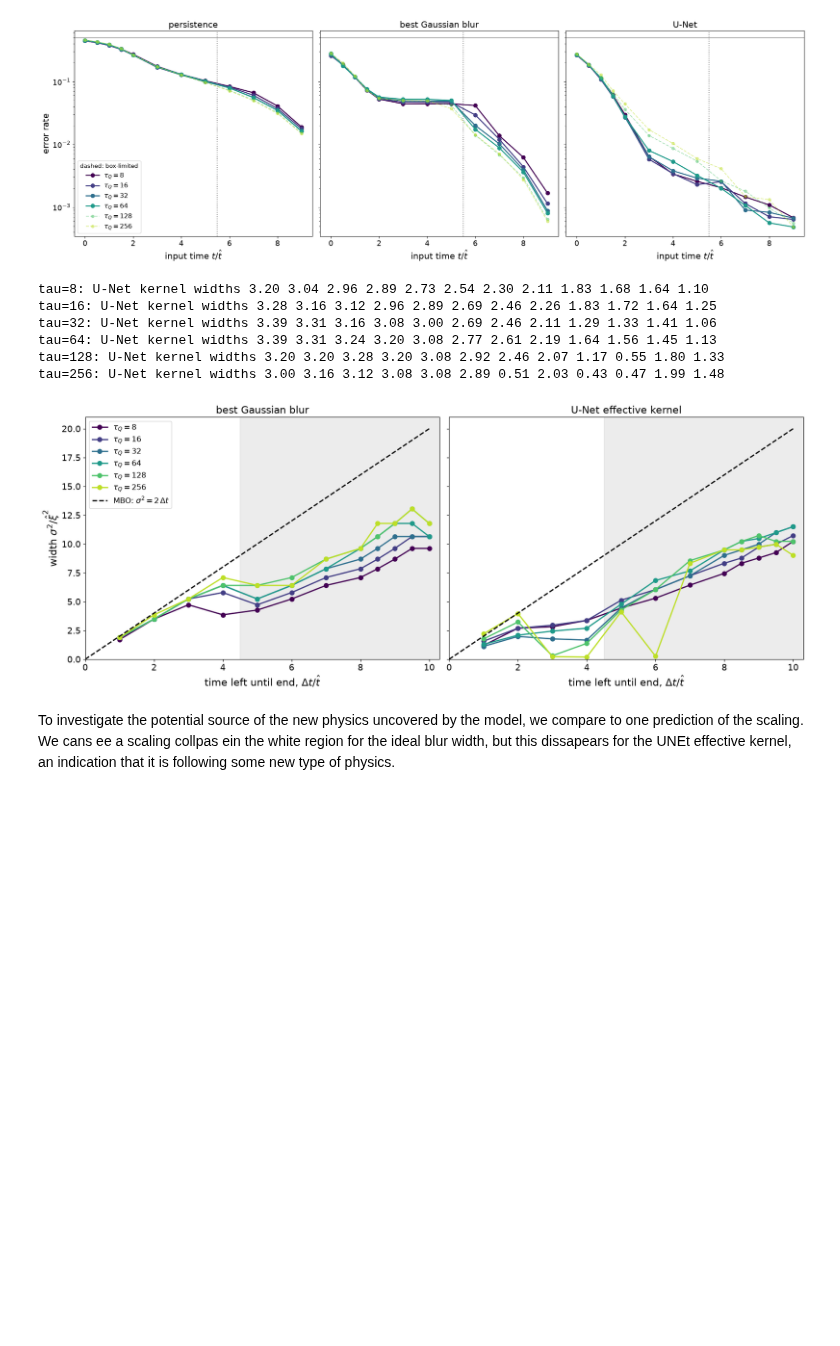
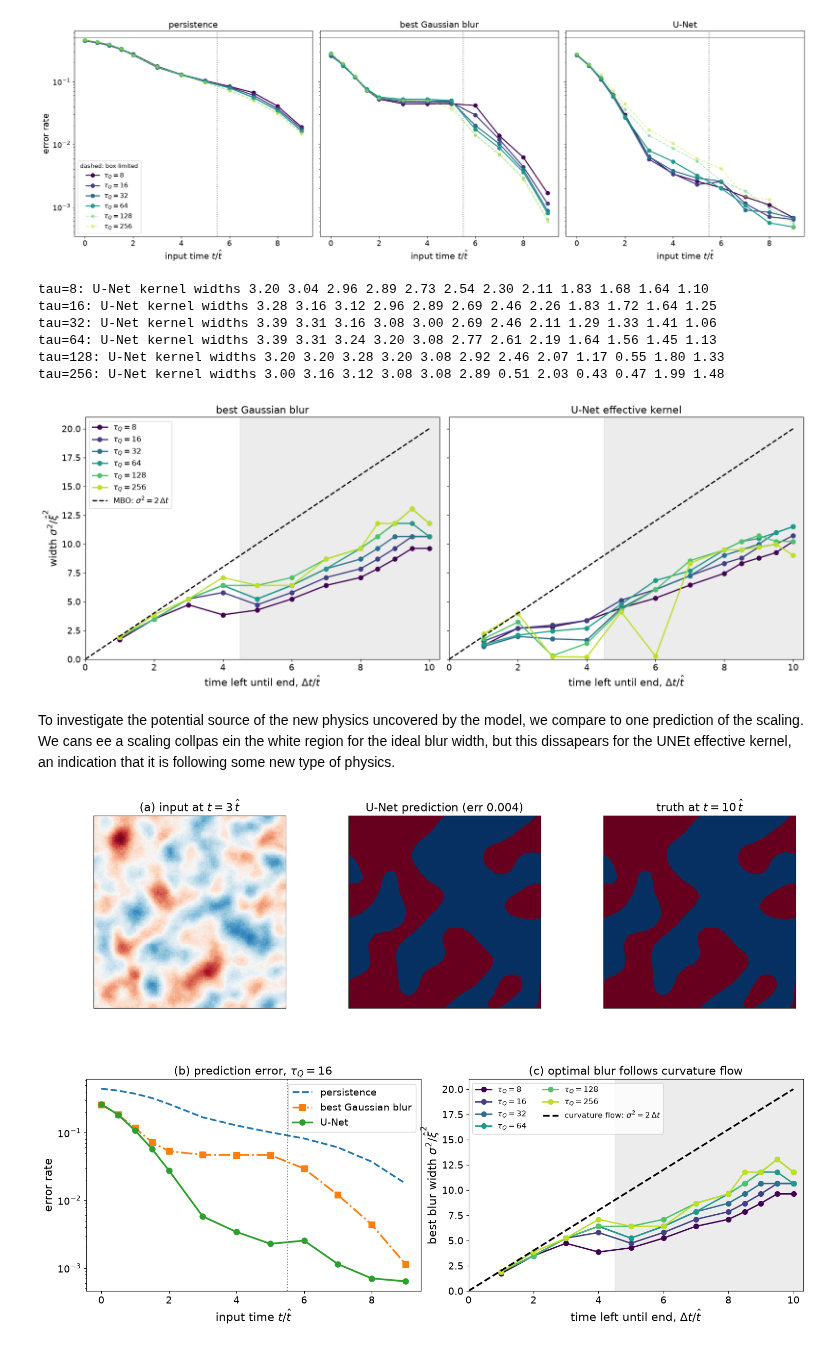
Before and after one commit to KristianMunnikhuis/MachineLearningKZ, a Jupyter notebook: notebooks/03_ml_analysis.ipynb, the cells around one changed output. Cells and saved outputs as stored; diff of their text form; code cells hidden in the pictures; blank space fills up the shorter version.

```diff
--- a/notebooks/03_ml_analysis.ipynb
+++ b/notebooks/03_ml_analysis.ipynb
@@ -531,3 +531,75 @@ tau=256: U-Net kernel widths 3.00 3.16 3.12 3.08 3.08 2.89 0.51 2.03 0.43 0.47 1
 [figure]
 # %% [markdown]
 To investigate the potential source of the new physics uncovered by the model, we compare to one prediction of the scaling. We cans ee a scaling collpas ein the white region for the ideal blur width, but this dissapears for the UNEt effective kernel, an indication that it is following some new type of physics.
+# %%
+# ---- inputs ----
+TAU_S    = 16                         # tau for panels (a) and (b)
+T_S      = 3                          # input time for panel (a), units of t_hat (a trained time)
+PICK     = 0                          # which test-split sample
+SEED     = 0
+TARGET   = "y_end"
+T_END    = 10.0
+T_FORM   = 5.5
+FONTSIZE = 16
+OUTFILE  = "../figures/2d/summary.png"
+T_ALL    = [0, 0.5, 1, 1.5, 2, 3, 4, 5, 6, 7, 8, 9]
+
+# ---- panel (a) data: one test-split sample, input / U-Net / truth ----
+n_total  = an.load_results(TAU_S, target=TARGET)[0]["n_samples"]
+test_idx = np.random.default_rng(SEED).permutation(n_total)[: n_total // 10]
+dS       = an.load_chunk(TAU_S, chunk=0)
+s        = int(np.sort(test_idx[test_idx < len(dS[TARGET])])[PICK])
+X, t_used = an.snapshot_at(dS, T_S)
+model, meta = an.load_model(os.path.join(an.RESULTS, f"tau{TAU_S}_that{T_S:g}_{TARGET}"))
+pred = an.predict(model, X[[s]], meta["scale"])[0]
+x, Y = X[s], dS[TARGET][s]
+
+# ---- layout: top row three images, bottom row two plots ----
+fig = plt.figure(figsize=(18, 12))
+gs  = fig.add_gridspec(2, 6, height_ratios=[1, 1.1], hspace=0.35, wspace=0.6)
+ax_in, ax_pr, ax_tr = fig.add_subplot(gs[0, 0:2]), fig.add_subplot(gs[0, 2:4]), fig.add_subplot(gs[0, 4:6])
+ax_err, ax_mbo      = fig.add_subplot(gs[1, 0:3]), fig.add_subplot(gs[1, 3:6])
+
+# (a) prediction example
+v = np.abs(x).max()
+ax_in.imshow(x, cmap="RdBu_r", vmin=-v, vmax=v, interpolation="nearest")
+ax_pr.imshow(pred, cmap="RdBu_r", vmin=0, vmax=1, interpolation="nearest")
+ax_tr.imshow(Y,    cmap="RdBu_r", vmin=0, vmax=1, interpolation="nearest")
+ax_in.set_title(rf"(a) input at $t = {t_used:g}\,\hat t$", fontsize=FONTSIZE)
+ax_pr.set_title(f"U-Net prediction (err {(pred != Y).mean():.3f})", fontsize=FONTSIZE)
+ax_tr.set_title(rf"truth at $t = {T_END:g}\,\hat t$", fontsize=FONTSIZE)
+for ax in (ax_in, ax_pr, ax_tr):
+    ax.set_xticks([]); ax.set_yticks([])
+
+# (b) error vs time for the three methods
+t_u, _, em = an.as_arrays(an.load_results(TAU_S, target=TARGET))
+ax_err.semilogy(T_ALL, pers_all[TAU_S], "--",  color="C0", lw=2.5, label="persistence")
+ax_err.semilogy(T_ALL, blur_all[TAU_S], "s-.", color="C1", lw=2.5, ms=8, label="best Gaussian blur")
+ax_err.semilogy(t_u,   em,              "o-",  color="C2", lw=2.5, ms=8, label="U-Net")
+ax_err.axvline(T_FORM, color="grey", ls=":", lw=1.5)
+ax_err.set_xlabel(r"input time $t/\hat t$", fontsize=FONTSIZE)
+ax_err.set_ylabel("error rate", fontsize=FONTSIZE)
+ax_err.set_title(rf"(b) prediction error, $\tau_Q = {TAU_S}$", fontsize=FONTSIZE)
+ax_err.legend(fontsize=FONTSIZE - 2)
+
+# (c) best blur width vs time left: curvature-flow collapse
+remaining = T_END - np.array(T_ALL)
+colors = plt.cm.viridis(np.linspace(0, 0.9, len(TAUS)))
+for tau, c in zip(TAUS, colors):
+    ax_mbo.plot(remaining, np.array(sig_all[tau])**2, "o-", color=c, ms=7, lw=2, label=rf"$\tau_Q = {tau}$")
+dd = np.linspace(0, remaining.max(), 50)
+ax_mbo.plot(dd, 2 * dd, "k--", lw=2.5, label=r"curvature flow: $\sigma^2 = 2\,\Delta t$")
+ax_mbo.axvspan(T_END - T_FORM, remaining.max() + 0.3, color="grey", alpha=0.15)
+ax_mbo.set_xlim(0, remaining.max() + 0.3)
+ax_mbo.set_ylim(0, None)
+ax_mbo.set_xlabel(r"time left until end, $\Delta t/\hat t$", fontsize=FONTSIZE)
+ax_mbo.set_ylabel(r"best blur width $\sigma^2/\hat\xi^2$", fontsize=FONTSIZE)
+ax_mbo.set_title("(c) optimal blur follows curvature flow", fontsize=FONTSIZE)
+ax_mbo.legend(fontsize=FONTSIZE - 5, ncol=2)
+
+for ax in (ax_err, ax_mbo):
+    ax.tick_params(labelsize=FONTSIZE - 2)
+plt.savefig(OUTFILE, dpi=150, bbox_inches="tight")
+plt.show()
+# %% [output]
+[figure, added]
```
Also changed, not shown: 3 other files.
